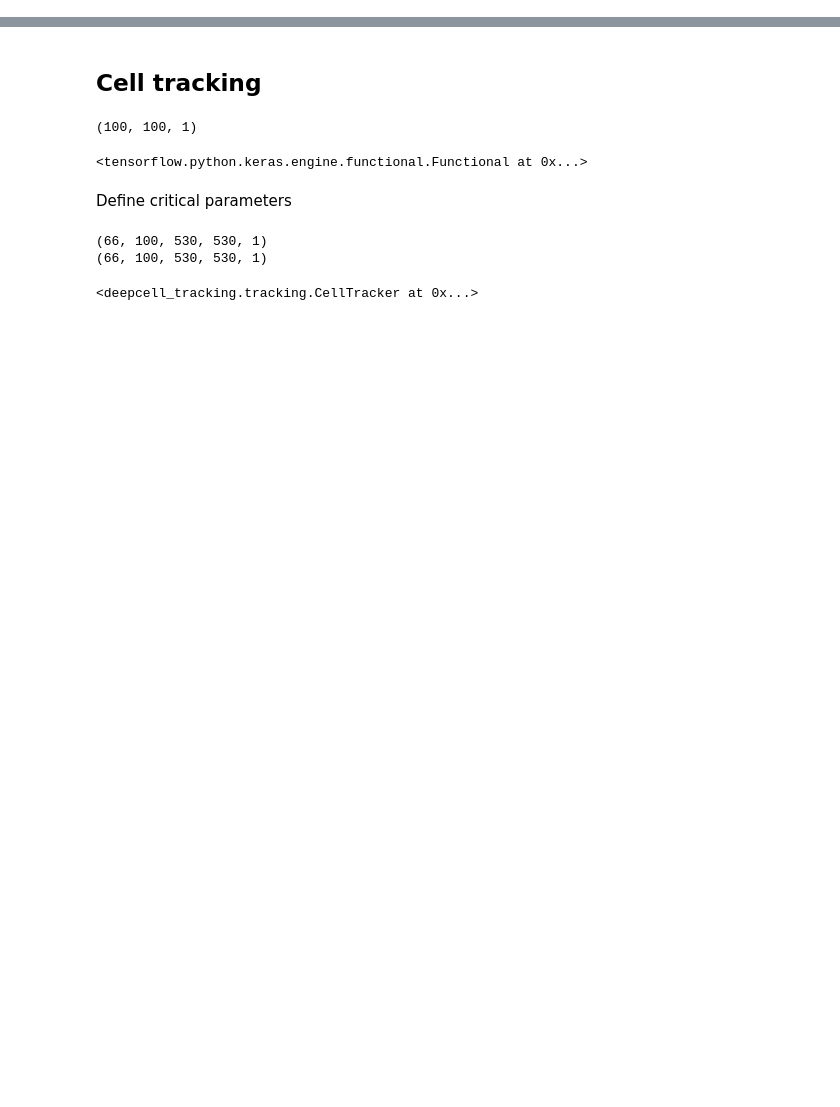
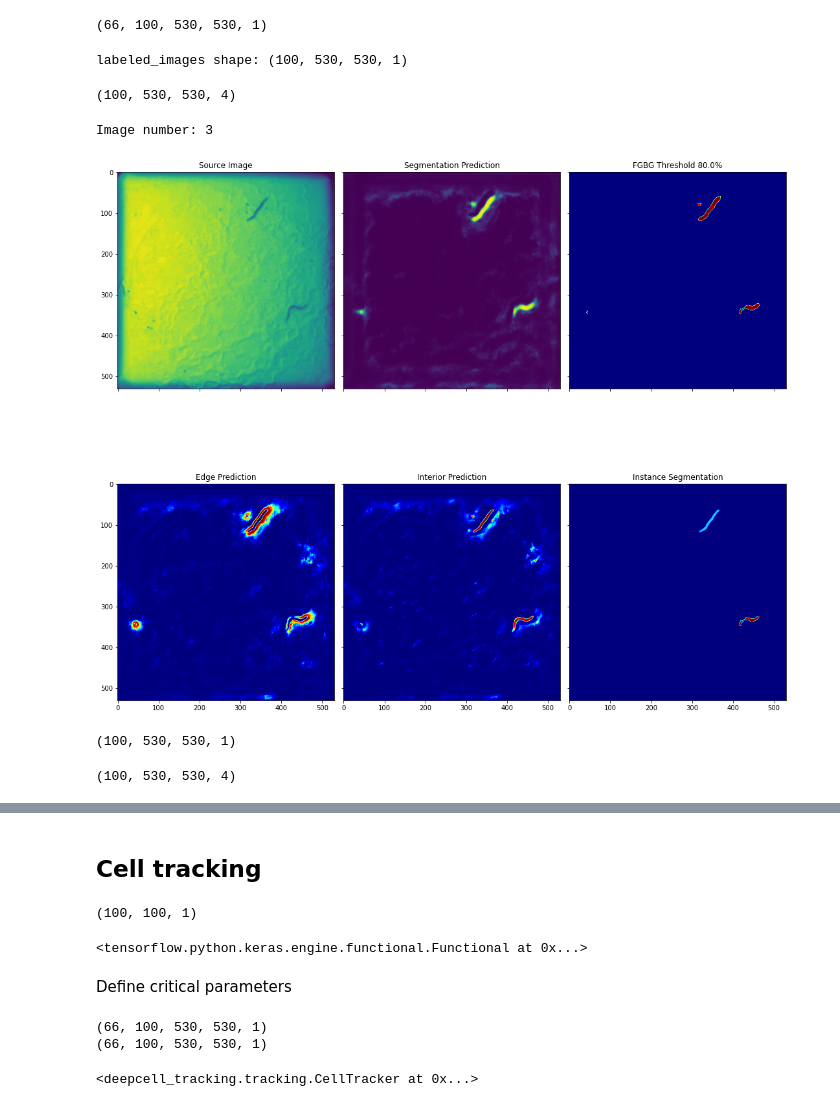
Before and after one commit to RosaryYao/msc_wormtracking, a Jupyter notebook: track_worms_2.ipynb, the cells around one changed output, grey strips where cells are left out. Drawn from its saved outputs; the diff is of its cells as text; code cells hidden in the pictures; blank space fills up the shorter version.

Commit message:
finish segmentation on raw testing.

```diff
--- a/track_worms_2.ipynb
+++ b/track_worms_2.ipynb
@@ -11,0 +89,9 @@ from deepcell.utils.tracking_utils import load_trks
+# %%
+test = np.load("../test.npz")
+x = test['X']
+print(x.shape)
+# %% [output]
+(66, 100, 530, 530, 1)
+# %%
+images = pixelwise_model.predict(x[0])[-1]
+images_fgbg = fgbg_model.predict(x[0])[-1]
@@ -11,0 +107,58 @@ from deepcell.utils.tracking_utils import load_trks
+# %%
+# Label interior predictions
+from skimage.measure import label
+from skimage import morphology
+
+labeled_images = []
+for i in range(images_post_fgbg.shape[0]):
+    interior = images_post_fgbg[i, ..., 2] > .5
+    labeled_image = label(interior)
+    labeled_image = morphology.remove_small_objects(
+        labeled_image, min_size=130, connectivity=1)  ## min_size=50
+    labeled_images.append(labeled_image)
+labeled_images = np.array(labeled_images)
+labeled_images = np.expand_dims(labeled_images, axis=-1)
+
+print('labeled_images shape:', labeled_images.shape)
+# %% [output]
+labeled_images shape: (100, 530, 530, 1)
+# %%
+images.shape
+# %% [output]
+(100, 530, 530, 4)
+# %%
+import matplotlib.pyplot as plt
+
+#index = np.random.randint(low=0, high=X_test.shape[0])
+
+index = 3
+print('Image number:', index)
+
+fig, axes = plt.subplots(ncols=3, nrows=2, figsize=(15, 15), sharex=True, sharey=True)
+ax = axes.ravel()
+
+ax[0].imshow(x[0][index, ..., 0])
+ax[0].set_title('Source Image')
+
+ax[1].imshow(images_fgbg[index, ..., 1])
+ax[1].set_title('Segmentation Prediction')
+
+ax[2].imshow(fg_thresh[index, ..., 0], cmap='jet')
+ax[2].set_title('FGBG Threshold {}%'.format(threshold * 100))
+
+ax[3].imshow(images[index, ..., 0] + images[index, ..., 1], cmap='jet')
+ax[3].set_title('Edge Prediction')
+
+ax[4].imshow(images[index, ..., 2], cmap='jet')
+ax[4].set_title('Interior Prediction')
+
+ax[5].imshow(labeled_images[index, ..., 0], cmap='jet')
+ax[5].set_title('Instance Segmentation')
+
+
+
+fig.tight_layout()
+plt.show()
+# %% [output]
+Image number: 3
+[figure, added]
@@ -11,0 +170,4 @@ from deepcell.utils.tracking_utils import load_trks
+# %%
+x.shape
+# %% [output]
+(100, 530, 530, 1)
@@ -11,0 +177,4 @@ from deepcell.utils.tracking_utils import load_trks
+# %%
+images.shape
+# %% [output]
+(100, 530, 530, 4)
```
Also changed, not shown: parts of 17 cells of this notebook.
